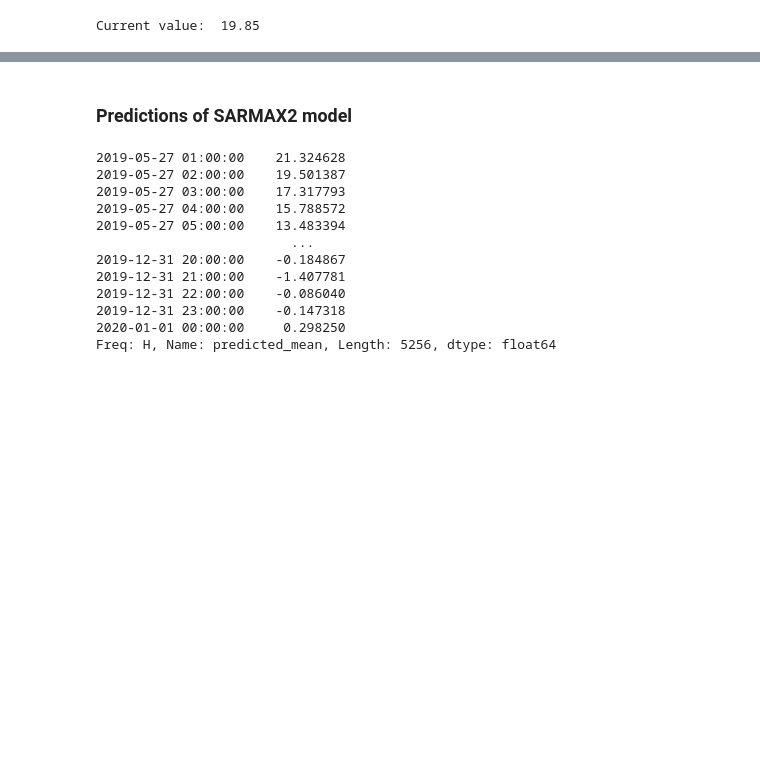
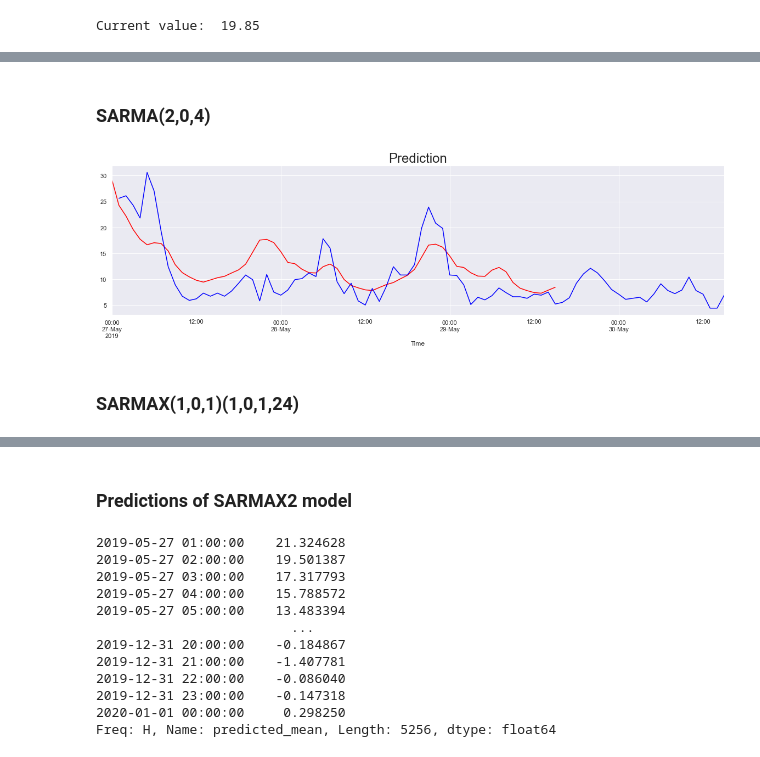
Before and after one commit to DamianKrupa/AirPollutionPoland_timeseries_analysis, a Jupyter notebook: 1 - AirPollutionPoland_time_series_analysis.ipynb, the cells around one changed output, grey strips where cells are left out. Saved outputs shown, nothing was run; the diff lists cells and outputs as text; code cells hidden in the pictures; blank space fills up the shorter version.

```diff
--- a/1 - AirPollutionPoland_time_series_analysis.ipynb
+++ b/1 - AirPollutionPoland_time_series_analysis.ipynb
@@ -2622,0 +2770,13 @@ Current value:  19.85
+# %% [markdown]
+### SARMA(2,0,4)
+# %%
+sarma_pred = results_sarma.predict(start = start_date, end = end_date)
+# %%
+sarma_pred[start_date:end_date].plot(figsize=(20,5), color='red')
+df_test.Values[start_date:end_date].plot(figsize=(20,5), color='blue')
+plt.title('Prediction', size=24)
+plt.show()
+# %% [output]
+[figure, added]
+# %% [markdown]
+### SARMAX(1,0,1)(1,0,1,24)
```
Also changed, not shown: parts of 39 cells of this notebook.
